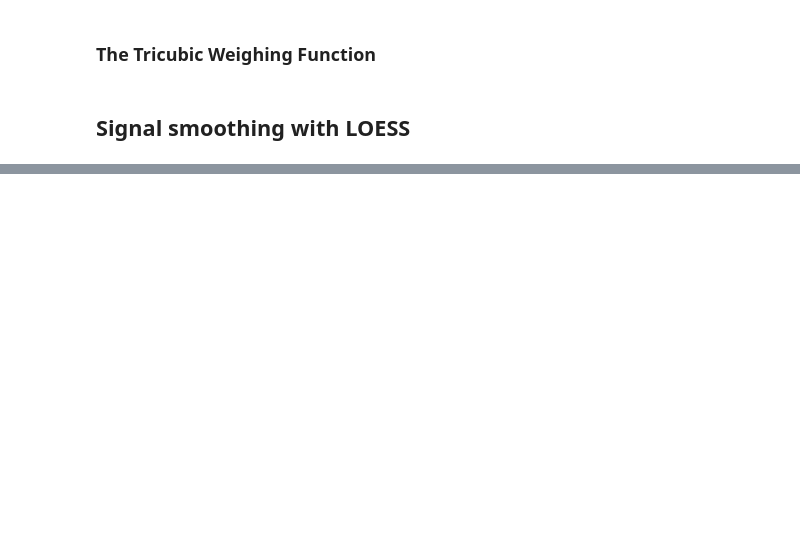
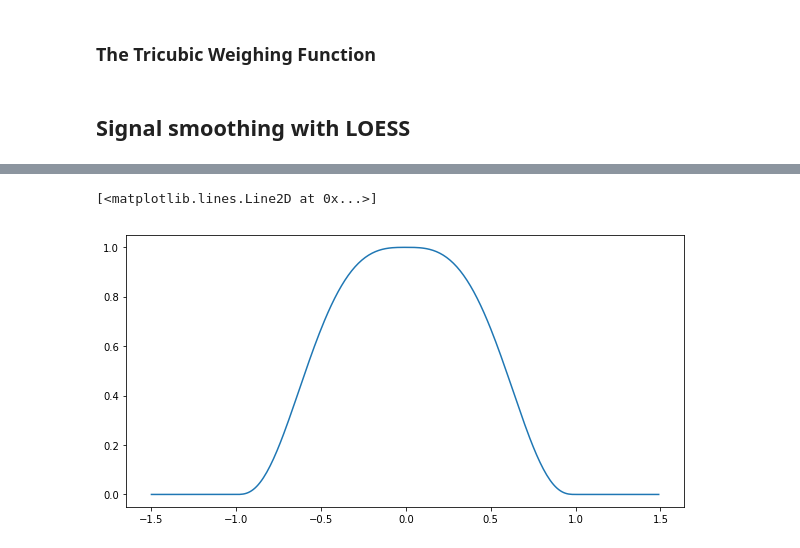
Before and after one commit to joaofig/pyloess, a Jupyter notebook: loess-nist.ipynb, the cells around one changed output, grey strips where cells are left out. Cells and saved outputs as stored; diff of their text form; code cells hidden in the pictures; blank space fills up the shorter version.

Commit message:
Tricubic graph in notebook.

```diff
--- a/loess-nist.ipynb
+++ b/loess-nist.ipynb
@@ -56,0 +60,13 @@ plt.plot(xx, yy, "k")
+# %%
+def tricubic(x):
+    y = np.zeros_like(x)
+    idx = (x >= -1) & (x <= 1)
+    y[idx] = np.power(1.0 - np.power(np.abs(x[idx]), 3), 3)
+    return y
+# %%
+x = np.arange(-1.5, 1.5, 0.01)
+y = tricubic(x)
+plt.plot(x, y)
+# %% [output]
+[<matplotlib.lines.Line2D at 0x...>]
+[figure, added]
```
Also changed, not shown: parts of 3 cells of this notebook.
